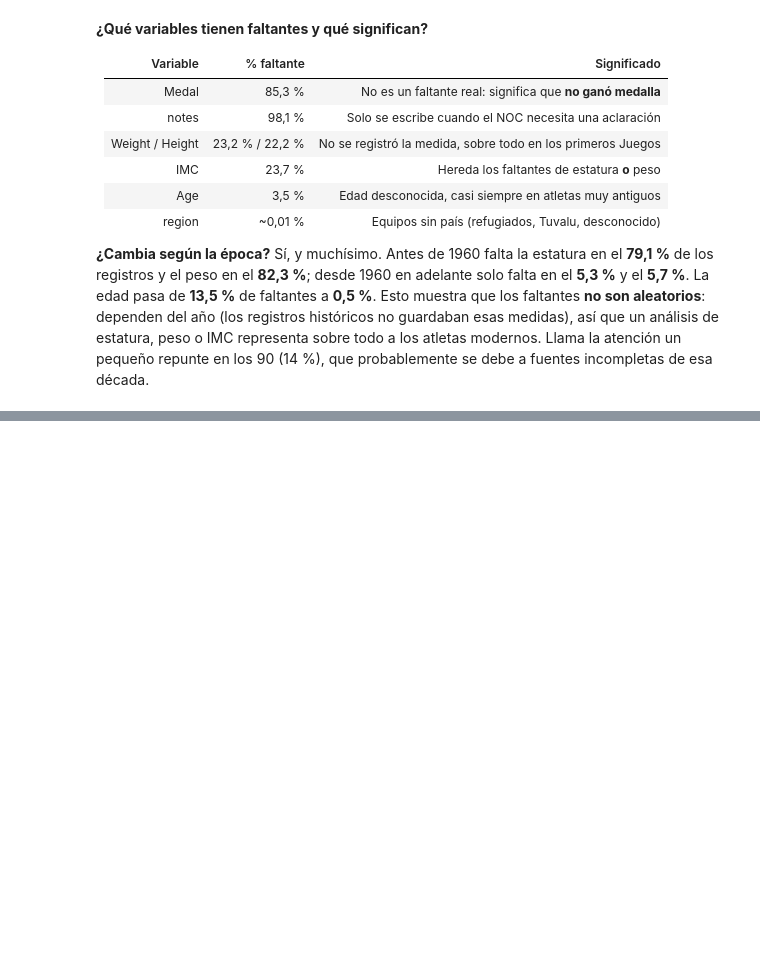
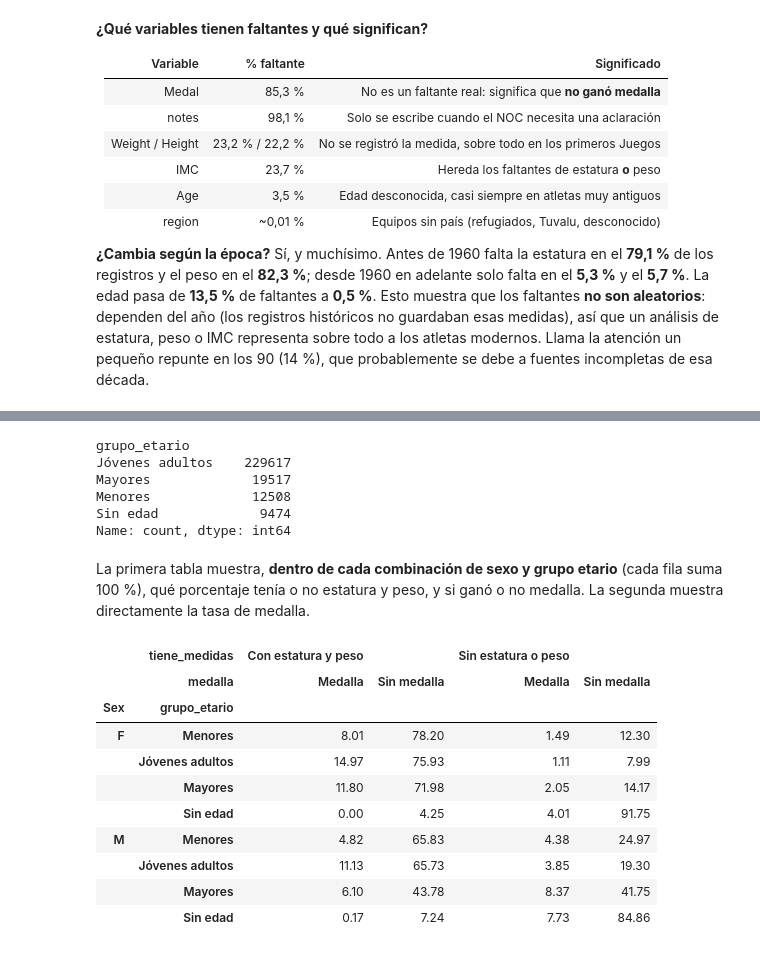
Before and after one commit to jjacxx14/taller-pandas-olimpiadas-grupoJJ, a Jupyter notebook: notebooks/proyecto_olimpiadas.ipynb, the cells around one changed output, grey strips where cells are left out. Cells and saved outputs as stored; diff of their text form; code cells hidden in the pictures; blank space fills up the shorter version.

Commit message:
Responder preguntas 9 y 10 con conteos y tasas de medalla

```diff
--- a/notebooks/proyecto_olimpiadas.ipynb
+++ b/notebooks/proyecto_olimpiadas.ipynb
@@ -453,0 +567,9 @@ falt_epoca
+# %%
+# Punto 10d: Estados Unidos vs otros países
+df["es_usa"] = np.where(df["NOC"] == "USA", "USA", "Otros países")
+t10d = tasa_medalla(df, "es_usa")
+t10d.to_csv(f"{TABLAS}/p10d_medallas_usa_vs_otros.csv")
+print(t10d)
+print()
+print("Top 5 NOC por medallas (filas):")
+print(df.groupby("NOC")["medalla"].sum().sort_values(ascending=False).head())
@@ -453,0 +613,11 @@ falt_epoca
+# %%
+# Punto 11: n_pruebas por atleta y edición, y grupo de participación
+df["n_pruebas"] = df.groupby(["ID", "Games"])["Event"].transform("count")
+df["grupo_participacion"] = pd.cut(df["n_pruebas"], bins=[0, 1, 3, np.inf],
+                                   labels=["Grupo 1 (1 prueba)", "Grupo 2 (2-3)", "Grupo 3 (4+)"])
+
+atleta_edicion = df.drop_duplicates(["ID", "Games"])
+print("Atletas-edición por grupo:")
+print(atleta_edicion["grupo_participacion"].value_counts().sort_index())
+print()
+print((100 * atleta_edicion["grupo_participacion"].value_counts(normalize=True).sort_index()).round(2))
@@ -453,0 +686,36 @@ falt_epoca
+# %%
+# Punto 12: grupo etario (los registros sin edad quedan como 'Sin edad')
+df["grupo_etario"] = pd.cut(df["Age"], bins=[0, 17, 34, np.inf],
+                            labels=["Menores", "Jóvenes adultos", "Mayores"])
+df["grupo_etario"] = df["grupo_etario"].cat.add_categories("Sin edad").fillna("Sin edad")
+df["tiene_medidas"] = np.where(df["Height"].notna() & df["Weight"].notna(),
+                               "Con estatura y peso", "Sin estatura o peso")
+df["grupo_etario"].value_counts()
+# %% [output]
+grupo_etario
+Jóvenes adultos    229617
+Mayores             19517
+Menores             12508
+Sin edad             9474
+Name: count, dtype: int64
+# %% [markdown]
+La primera tabla muestra, **dentro de cada combinación de sexo y grupo etario** (cada fila suma 100 %), qué porcentaje tenía o no estatura y peso, y si ganó o no medalla. La segunda muestra directamente la tasa de medalla.
+# %%
+# Proporción (%) dentro de cada sexo y grupo etario según medidas y medalla
+p12 = pd.crosstab([df["Sex"], df["grupo_etario"]],
+                  [df["tiene_medidas"], df["medalla"].map({1: "Medalla", 0: "Sin medalla"})],
+                  normalize="index").mul(100).round(2)
+p12.to_csv(f"{TABLAS}/p12_proporciones_sexo_edad_medidas_medalla.csv")
+p12
+# %% [output]
+|  | tiene_medidas | Con estatura y peso |  | Sin estatura o peso |  |
+|  | medalla | Medalla | Sin medalla | Medalla | Sin medalla |
+| Sex | grupo_etario |  |  |  |  |
+| F | Menores | 8.01 | 78.20 | 1.49 | 12.30 |
+|  | Jóvenes adultos | 14.97 | 75.93 | 1.11 | 7.99 |
+|  | Mayores | 11.80 | 71.98 | 2.05 | 14.17 |
+|  | Sin edad | 0.00 | 4.25 | 4.01 | 91.75 |
+| M | Menores | 4.82 | 65.83 | 4.38 | 24.97 |
+|  | Jóvenes adultos | 11.13 | 65.73 | 3.85 | 19.30 |
+|  | Mayores | 6.10 | 43.78 | 8.37 | 41.75 |
+|  | Sin edad | 0.17 | 7.24 | 7.73 | 84.86 |
```
Also changed, not shown: parts of 29 cells of this notebook, 5 other files.
